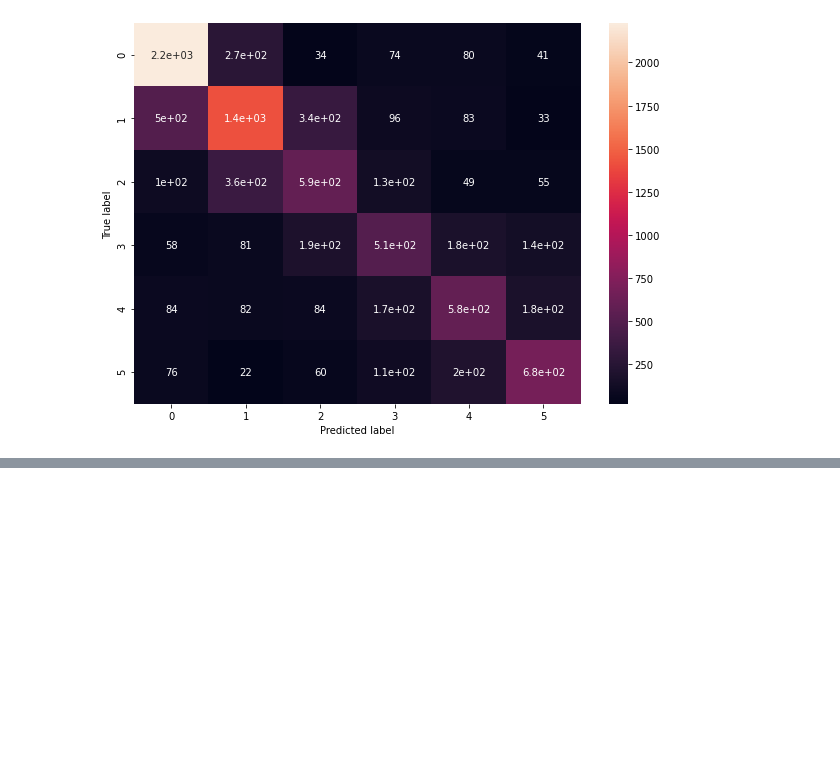
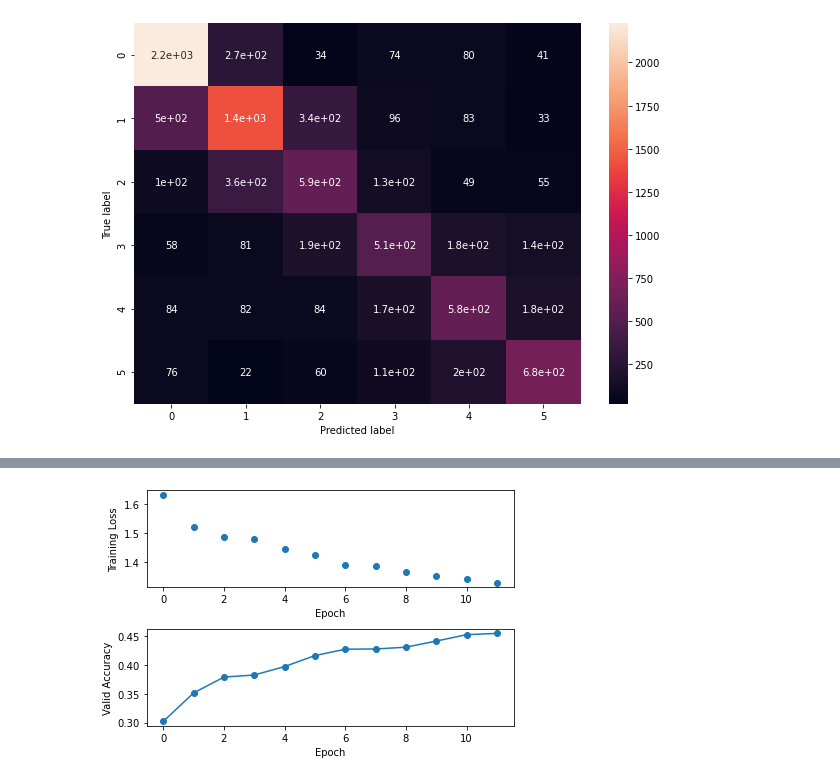
Before and after one commit to yh36/CS231nProstateCancer, a Jupyter notebook: PCa16TileSquareAug.ipynb, the cells around one changed output, grey strips where cells are left out. Cells and saved outputs as stored; diff of their text form; code cells hidden in the pictures; blank space fills up the shorter version.

```diff
--- a/PCa16TileSquareAug.ipynb
+++ b/PCa16TileSquareAug.ipynb
@@ -446,0 +521,21 @@ Text(69.0, 0.5, 'True label')
+# %%
+def train_full(train_df, test_df):
+    model_ft = initialize_model(CFG.model_name, CFG.num_classes)
+    optimizer = optim.Adam(model_ft.parameters(),
+                           lr=CFG.lr)
+    scheduler = optim.lr_scheduler.ReduceLROnPlateau(optimizer, mode='min', factor=0.1, patience=2, verbose=True, eps=1e-06)
+
+    loader_train, loader_test = data_loader_test(train_df, test_df)
+    return train_model(model_ft, 0,
+                       {'train': loader_train, 'val': loader_test},
+                       F.cross_entropy,
+                       optimizer, scheduler,
+                       CFG.epochs)
+
+final_model, loss_history, train_acc_history, test_acc_history = train_full(train, test)
+log_dict = {
+            f'best_model_final': final_model.to('cpu'),  # Don't save model as cuda
+            f'loss_history_final': loss_history,
+            f'train_acc_history_final': train_acc_history,
+            f'test_acc_history_final': test_acc_history
+           }
@@ -446,0 +565,20 @@ Text(69.0, 0.5, 'True label')
+# %%
+"""
+Graphs
+1. loss vs. iterations
+2. Train/Validation accuracy along epoch
+"""
+plt.subplot(2,1,1)
+plt.plot(log_dict['loss_history_final'], 'o')
+plt.xlabel('Epoch')
+plt.ylabel('Training Loss')
+
+plt.subplot(2,1,2)
+plt.plot(log_dict['train_acc_history_final'], '-o')
+plt.xlabel('Epoch')
+plt.ylabel('Valid Accuracy')
+
+plt.tight_layout()
+plt.show()
+# %% [output]
+[figure, added]
```
Also changed, not shown: parts of 12 cells of this notebook.
